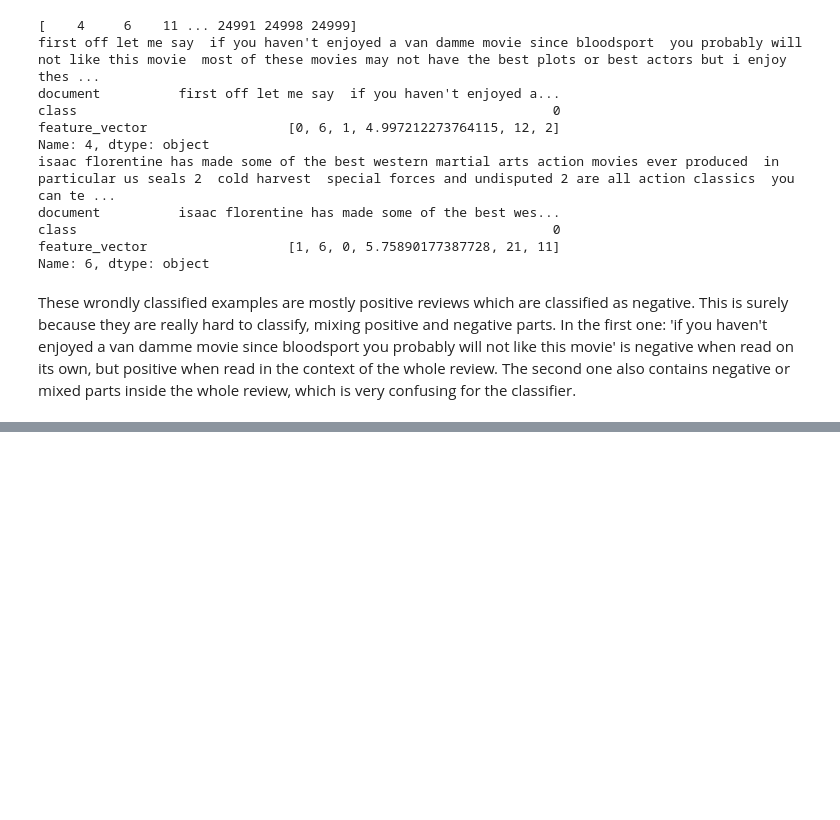
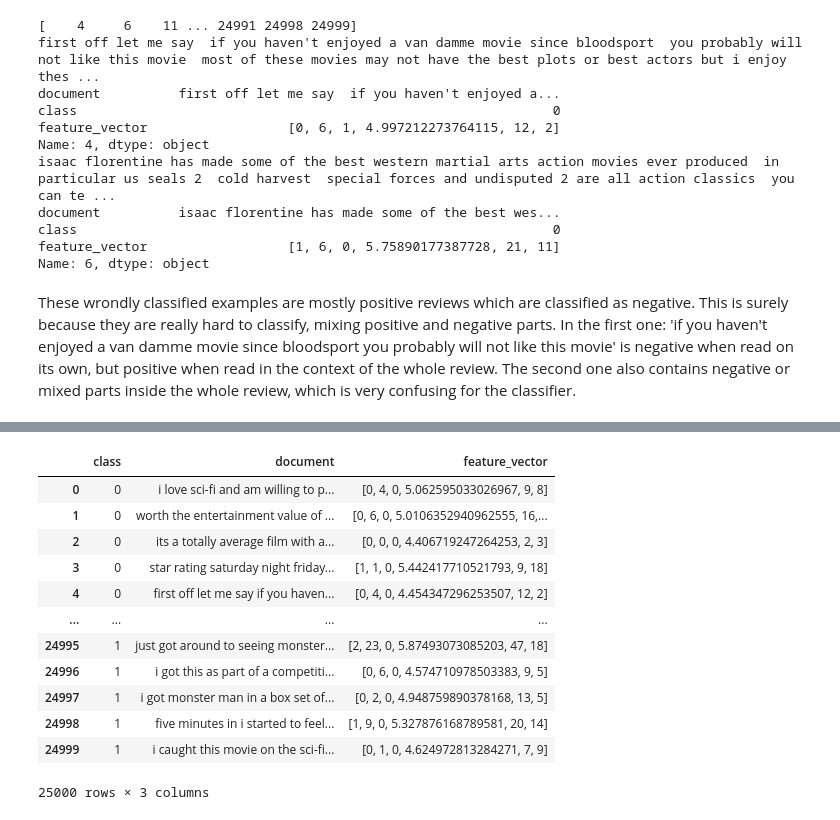
Before and after one commit to QuentinFISCH/nlp1-lab2, a Jupyter notebook: lab03/lab03.ipynb, the cells around one changed output, grey strips where cells are left out. Drawn from its saved outputs; the diff is of its cells as text; code cells hidden in the pictures; blank space fills up the shorter version.

```diff
--- a/lab03/lab03.ipynb
+++ b/lab03/lab03.ipynb
@@ -374,0 +657,22 @@ These wrondly classified examples are mostly positive reviews which are classifi
+# %%
+df_pandas_train["feature_vector"] = df_pandas_train.apply(lambda x: [x["no"], x["pronouns"], x["exclamation"], x["log_word_count"], x["positive_lexicon"], x["negative_lexicon"]], axis=1)
+df_pandas_train = df_pandas_train.drop(columns=["no", "pronouns", "exclamation", "log_word_count", "positive_lexicon", "negative_lexicon"])
+
+df_pandas_test["feature_vector"] = df_pandas_test.apply(lambda x: [x["no"], x["pronouns"], x["exclamation"], x["log_word_count"], x["positive_lexicon"], x["negative_lexicon"]], axis=1)
+df_pandas_test = df_pandas_test.drop(columns=["no", "pronouns", "exclamation", "log_word_count", "positive_lexicon", "negative_lexicon"])
+# %%
+df_pandas_test
+# %% [output]
+|  | class | document | feature_vector |
+| 0 | 0 | i love sci-fi and am willing to p... | [0, 4, 0, 5.062595033026967, 9, 8] |
+| 1 | 0 | worth the entertainment value of ... | [0, 6, 0, 5.0106352940962555, 16,... |
+| 2 | 0 | its a totally average film with a... | [0, 0, 0, 4.406719247264253, 2, 3] |
+| 3 | 0 | star rating saturday night friday... | [1, 1, 0, 5.442417710521793, 9, 18] |
+| 4 | 0 | first off let me say if you haven... | [0, 4, 0, 4.454347296253507, 12, 2] |
+| ... | ... | ... | ... |
+| 24995 | 1 | just got around to seeing monster... | [2, 23, 0, 5.87493073085203, 47, 18] |
+| 24996 | 1 | i got this as part of a competiti... | [0, 6, 0, 4.574710978503383, 9, 5] |
+| 24997 | 1 | i got monster man in a box set of... | [0, 2, 0, 4.948759890378168, 13, 5] |
+| 24998 | 1 | five minutes in i started to feel... | [1, 9, 0, 5.327876168789581, 20, 14] |
+| 24999 | 1 | i caught this movie on the sci-fi... | [0, 1, 0, 4.624972813284271, 7, 9] |
+25000 rows × 3 columns
```
Also changed, not shown: parts of 10 cells of this notebook.
